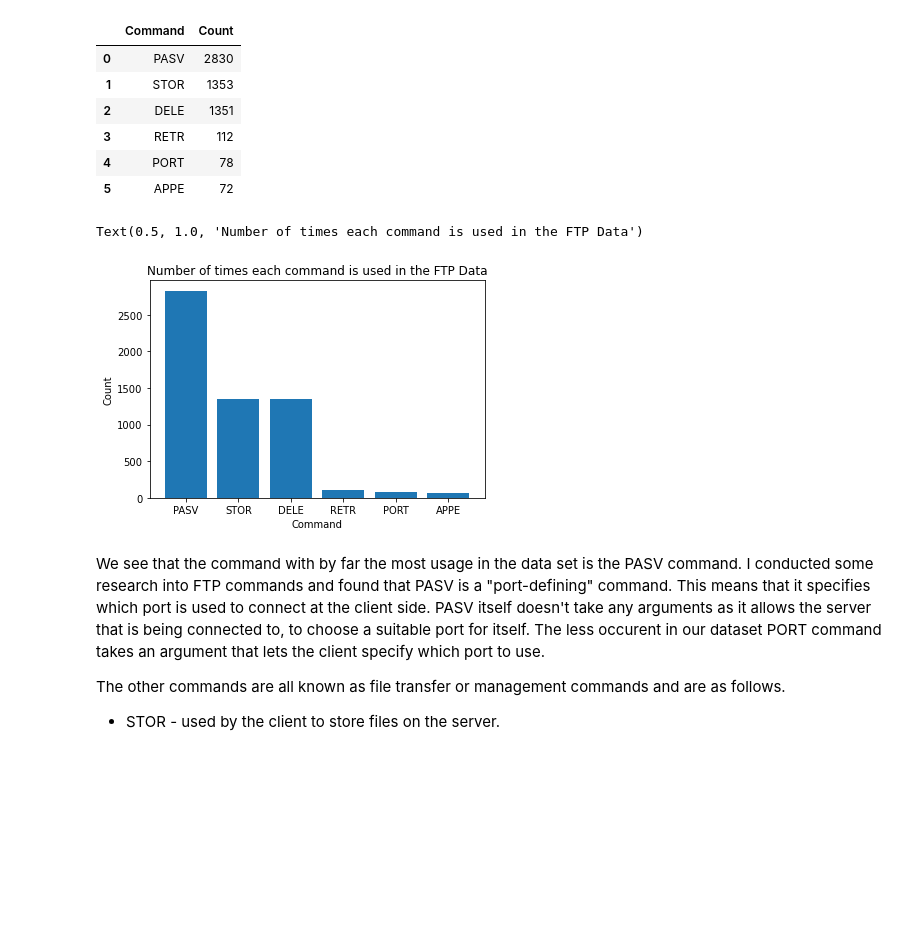
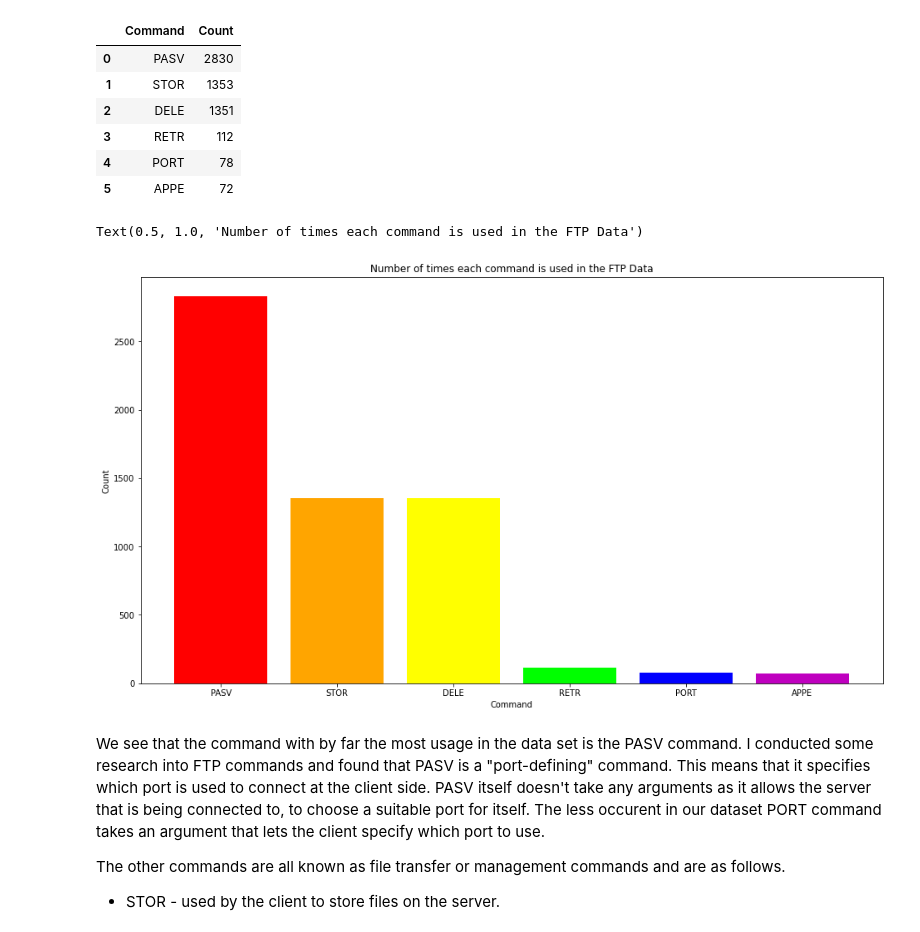
Before and after one commit to gabejg/Data-Science-Toolbox-Assessment-0, a Jupyter notebook: Gabriel Grant/PyAnalysis.ipynb, the cells around one changed output. Drawn from its saved outputs; the diff is of its cells as text; code cells hidden in the pictures; blank space fills up the shorter version.

```diff
--- a/Gabriel Grant/PyAnalysis.ipynb
+++ b/Gabriel Grant/PyAnalysis.ipynb
@@ -269,13 +269,14 @@ commands
 | 4 | PORT | 78 |
 | 5 | APPE | 72 |
 # %%
-plt.bar(commands["Command"],commands["Count"])
+plt.figure(figsize=(16,9))
+plt.bar(commands["Command"],commands["Count"],color = ("r","orange","yellow","lime","blue","m"))
 plt.xlabel("Command")
 plt.ylabel("Count")
 plt.title("Number of times each command is used in the FTP Data")
 # %% [output]
 Text(0.5, 1.0, 'Number of times each command is used in the FTP Data')
-[figure, old version]
+[figure, new version]
 # %% [markdown]
 We see that the command with by far the most usage in the data set is the PASV command. I conducted some research into FTP commands and found that PASV is a "port-defining" command. This means that it specifies which port is used to connect at the client side. PASV itself doesn't take any arguments as it allows the server that is being connected to, to choose a suitable port for itself. The less occurent in our dataset PORT command takes an argument that lets the client specify which port to use.
 
```
